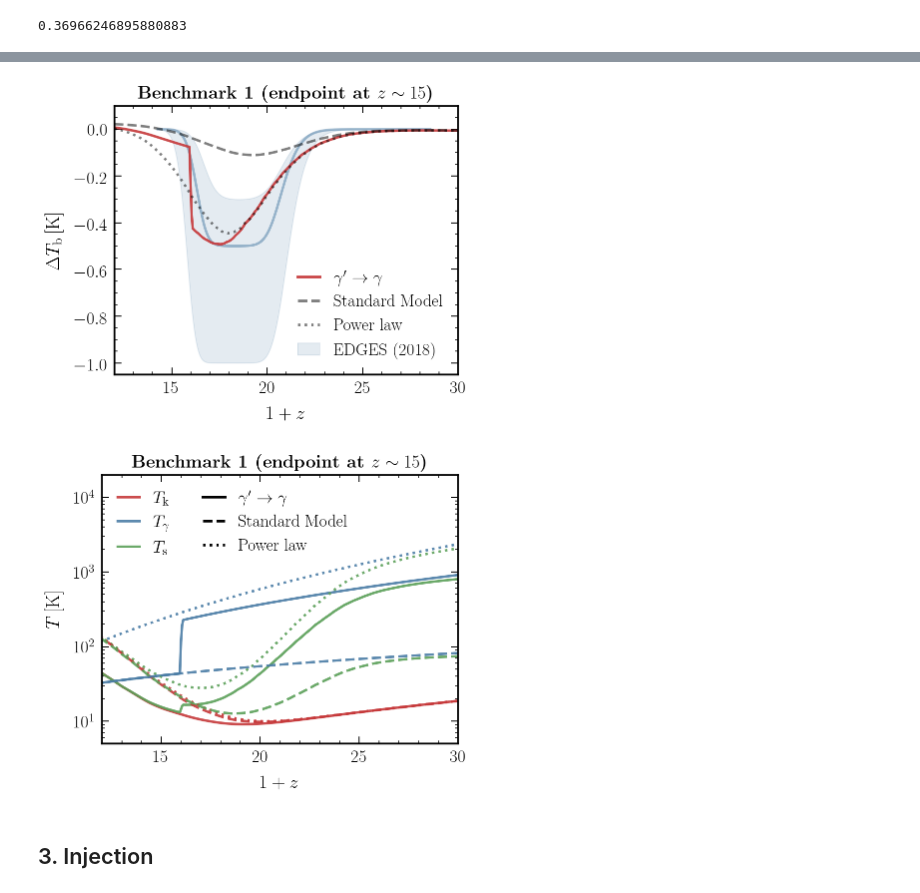
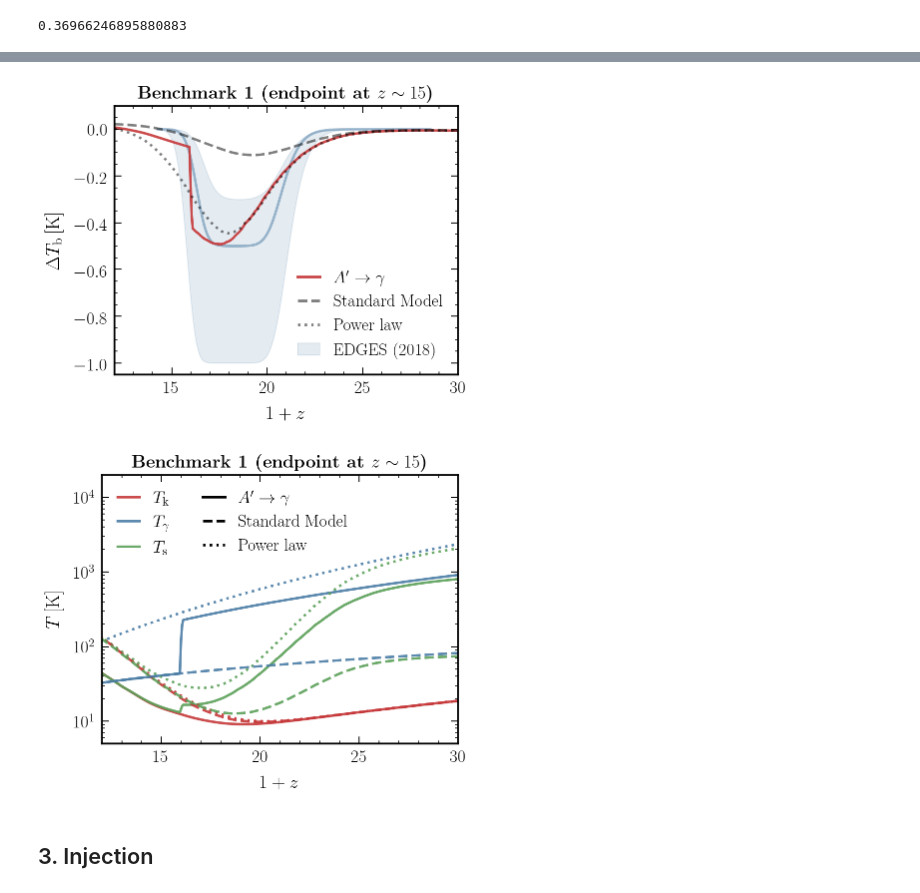
Before and after one commit to smsharma/edges-endpoints-21cm, a Jupyter notebook: notebooks/01_21cm_decay.ipynb, the cells around one changed output, grey strips where cells are left out. Cells and saved outputs as stored; diff of their text form; code cells hidden in the pictures.

```diff
--- a/notebooks/01_21cm_decay.ipynb
+++ b/notebooks/01_21cm_decay.ipynb
@@ -266,34 +266,34 @@ T_powerlaw_solution = T_powerlaw_solve.solve()
 # %%
 fig, ax = plt.subplots()
 
 plt.plot(1 + z_ary_EDGES,T21_EDGES, alpha=0.5, color=cols_default[1])
 plt.fill_between(1 + z_ary_EDGES, T21_EDGES_min, T21_EDGES_max, alpha=0.15, color=cols_default[1], label='EDGES (2018)')
-plt.plot(1 + T_end_15_solve.z_ary, T_end_15_solve.delta_T_b_ary, label=r'$\gamma^\prime \rightarrow \gamma$', alpha=0.9, color=cols_default[0])
+plt.plot(1 + T_end_15_solve.z_ary, T_end_15_solve.delta_T_b_ary, label=r'$A^\prime \rightarrow \gamma$', alpha=0.9, color=cols_default[0])
 plt.plot(1 + to_SM_solve.z_ary, to_SM_solve.delta_T_b_ary, label='Standard Model', color='k', alpha=0.5, ls='--')
 plt.plot(1 + T_powerlaw_solve.z_ary, T_powerlaw_solve.delta_T_b_ary, label='Power law', color='k', alpha=0.5, ls=':')
 
 plt.xlabel("$1 + z$")
 plt.ylabel("$\Delta T_{\mathrm b}\,\mathrm{[K]}$")
 plt.title(r"\bf{Benchmark 1}  (endpoint at $z\sim 15$)")
 
 plt.legend(loc='lower right', handlelength=1.3)
 
 plt.xlim(np.min(1 + T_end_15_solve.z_ary), 30)
 
 # plt.xscale("log")
 
 plt.ylim(-1.05, 0.1)
 
 plt.tight_layout()
 
 # plt.text(13, -1.14, r"$\epsilon=10^{-8}$", fontsize=14)
 # plt.text(13, -1.06, r"$m_{\gamma^\prime} = 4.7\times 10^{-13}\,\mathrm{eV}, m_{a} = 10^{-4}\,\mathrm{eV}$", fontsize=14)
 
 # plt.savefig(plots_dir + "T_b_z_res_130.pdf", bbox_inches='tight',pad_inches = 0.05)
 
 plt.savefig(plots_dir + "delta_T_b_1.pdf")
 # %% [output]
-[figure, old version]
+[figure, new version]
 # %%
 fig, ax = plt.subplots()
 
@@ -324,7 +324,7 @@ plt.tight_layout()
 handles,labels = ax.get_legend_handles_labels()
 
 custom_lines = [Line2D([0], [0], color='k', linestyle=ls) for ls in ['-','--',':']]
-custom_labels = [r'$\gamma^\prime \rightarrow \gamma$', 'Standard Model', 'Power law']
+custom_labels = [r'$A^\prime \rightarrow \gamma$', 'Standard Model', 'Power law']
 
 # Modify them with new legend marker and label
 handles = list(handles[:3]) + custom_lines
@@ -334,7 +334,7 @@ ax.legend(handles, labels, ncol=2, handlelength=1.3)
 
 plt.savefig(plots_dir + "T_evol_1.pdf")
 # %% [output]
-[figure, old version]
+[figure, new version]
 # %% [markdown]
 ## 3. Injection
 # %%
```
Also changed, not shown: parts of 2 cells of this notebook, 2 other files.
